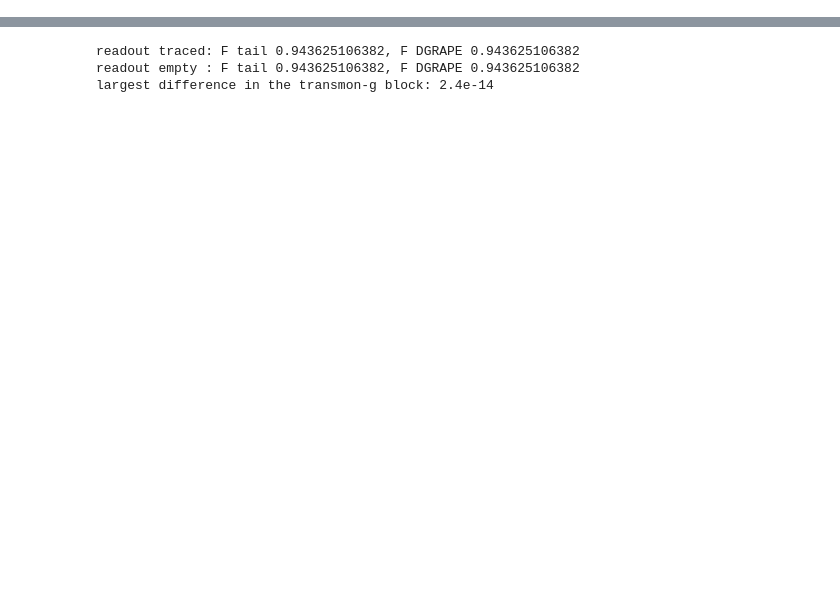
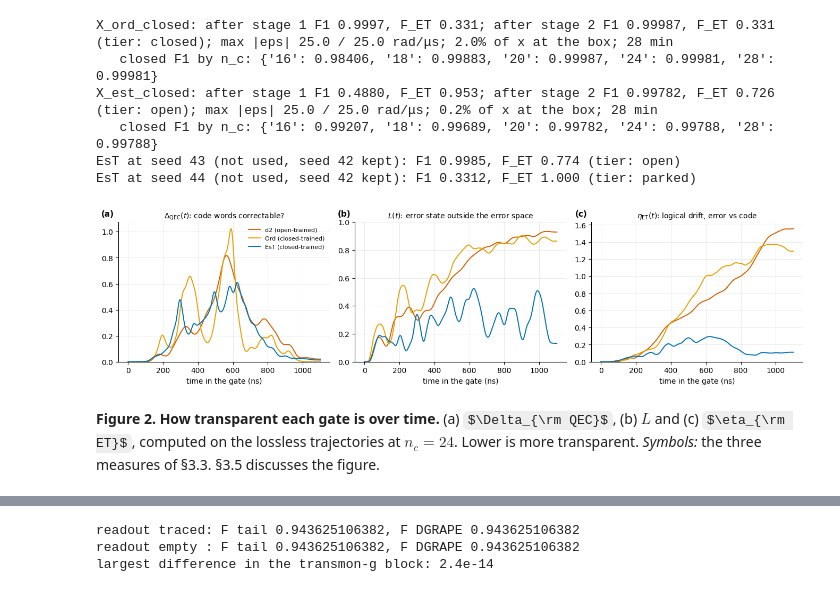
Before and after one commit to curiousCATla/Qubit-Drive-GRAPE, a Jupyter notebook: FWM_tails.ipynb, the cells around one changed output, grey strips where cells are left out. Drawn from its saved outputs; the diff is of its cells as text; code cells hidden in the pictures; some formulas as TeX source; blank space fills up the shorter version.

```diff
--- a/FWM_tails.ipynb
+++ b/FWM_tails.ipynb
@@ -519,0 +515,49 @@ smaller versions of all of them.
+# %%
+GATES = {"d2 (open-trained)": ft.d2_pulse(),
+         "Ord (closed-trained)": np.load("pulses/dgrape/u_X_ord_closed.npy"),
+         "EsT (closed-trained)": np.load("pulses/dgrape/u_X_est_closed.npy")}
+COLORS = {"d2 (open-trained)": OKABE[4], "Ord (closed-trained)": OKABE[1], "EsT (closed-trained)": OKABE[0]}
+for tag in ("X_ord_closed", "X_est_closed"):
+    info = json.load(open(f"pulses/dgrape/{tag}.json"))
+    s1, s2 = (st["end"] for st in info["stages"])
+    print(f"{tag}: after stage 1 F1 {s1['F1']:.4f}, F_ET {s1['F_ET']:.3f}; after stage 2 F1 {s2['F1']:.5f}, "
+          f"F_ET {s2['F_ET']:.3f} (tier: {info['tier']}); max |eps| {info['max_drive_modulus']['cav']:.1f} / "
+          f"{info['max_drive_modulus']['tra']:.1f} rad/μs; {info['frac_preimage_pinned']:.1%} of x at the box; "
+          f"{info['wall_s'] / 60:.0f} min")
+    print("   closed F1 by n_c:", {k: round(v, 5) for k, v in info["trunc_scan"].items()})
+for seed in (43, 44):
+    info = json.load(open(f"pulses/dgrape/X_est_closed_s{seed}.json"))
+    print(f"EsT at seed {seed} (not used, seed 42 kept): F1 {info['F1']:.4f}, F_ET {info['F_ET']:.3f} "
+          f"(tier: {info['tier']})")
+
+et = {name: eg.metrics(u, N_CMP) for name, u in GATES.items()}   # closed trajectories
+fig, axes = plt.subplots(1, 3, figsize=(13.5, 3.6))
+for name, m in et.items():
+    for ax, key in zip(axes, ("delta_qec", "leakage", "eta_avg")):
+        ax.plot(m["t"] * 1e3, m[key], color=COLORS[name], lw=1.4, label=name)
+for ax, lab in zip(axes, (r"$\Delta_{\rm QEC}(t)$: code words correctable?",
+                          r"$L(t)$: error state outside the error space",
+                          r"$\eta_{\rm ET}(t)$: logical drift, error vs code")):
+    ax.set_xlabel("time in the gate (ns)")
+    ax.set_title(lab, fontsize=10)
+    ax.set_ylim(bottom=0)
+    tidy(ax)
+axes[1].set_ylim(0, 1)
+for ax, k in zip(axes, "abc"):
+    panel(ax, k)
+axes[0].legend(fontsize=8, frameon=False)
+fig.tight_layout()
+fig.savefig("figures/fwm_tails_et_metrics.png", dpi=150)
+plt.show()
+# %% [output]
+X_ord_closed: after stage 1 F1 0.9997, F_ET 0.331; after stage 2 F1 0.99987, F_ET 0.331 (tier: closed); max |eps| 25.0 / 25.0 rad/μs; 2.0% of x at the box; 28 min
+   closed F1 by n_c: {'16': 0.98406, '18': 0.99883, '20': 0.99987, '24': 0.99981, '28': 0.99981}
+X_est_closed: after stage 1 F1 0.4880, F_ET 0.953; after stage 2 F1 0.99782, F_ET 0.726 (tier: open); max |eps| 25.0 / 25.0 rad/μs; 0.2% of x at the box; 28 min
+   closed F1 by n_c: {'16': 0.99207, '18': 0.99689, '20': 0.99782, '24': 0.99788, '28': 0.99788}
+EsT at seed 43 (not used, seed 42 kept): F1 0.9985, F_ET 0.774 (tier: open)
+EsT at seed 44 (not used, seed 42 kept): F1 0.3312, F_ET 1.000 (tier: parked)
+[figure, added]
+# %% [markdown]
+**Figure 2. How transparent each gate is over time.** (a) $\Delta_{\rm QEC}$, (b) $L$ and (c) $\eta_{\rm ET}$,
+computed on the lossless trajectories at $n_c = 24$. Lower is more transparent.
+*Symbols:* the three measures of §3.3. §3.5 discusses the figure.
```
Also changed, not shown: parts of 124 cells of this notebook, 41 other files.
